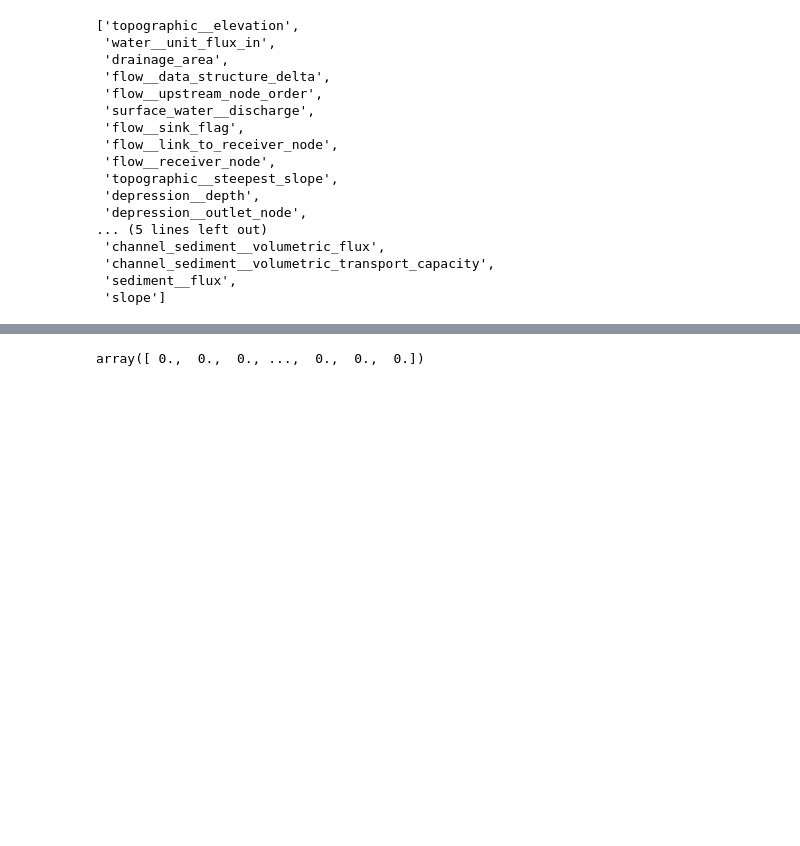
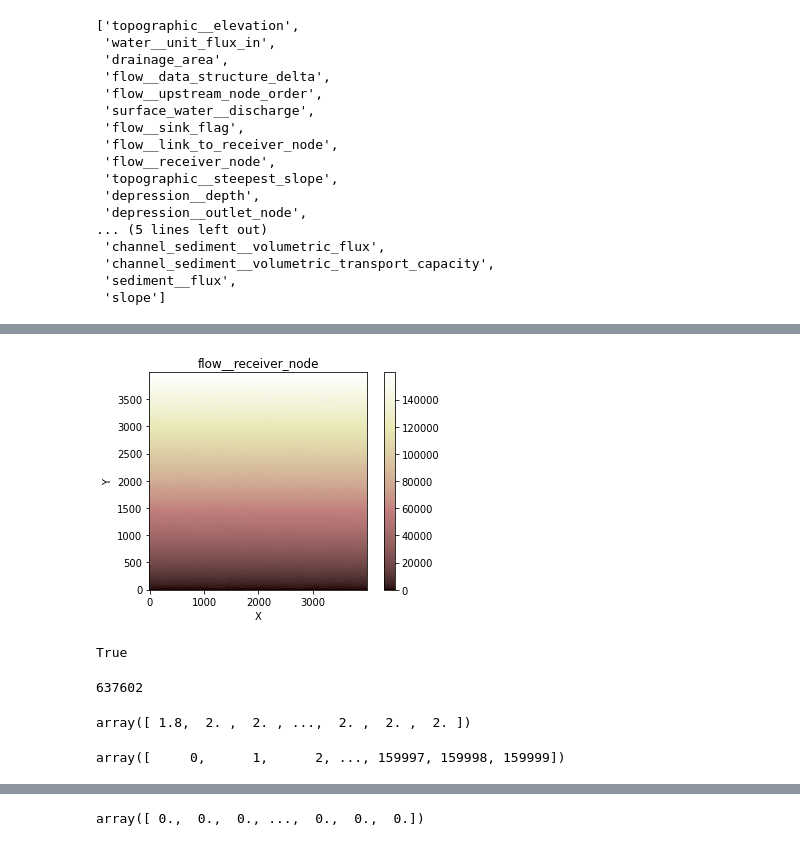
Before and after one commit to alanoMartins/LandLab_Explore, a Jupyter notebook: Fast Scape Eroder.ipynb, the cells around one changed output, grey strips where cells are left out. Saved outputs shown, nothing was run; the diff lists cells and outputs as text; code cells hidden in the pictures; blank space fills up the shorter version.

```diff
--- a/Fast Scape Eroder.ipynb
+++ b/Fast Scape Eroder.ipynb
@@ -152,3 +171,11 @@ landlab.plot.imshow.imshow_grid_at_node(mg,'topographic__elevation')
+# %%
+landlab.plot.imshow.imshow_grid_at_node(mg,'flow__receiver_node')
+# %% [output]
+[figure, added]
+# %%
+all(mg.at_node['drainage_area'] == mg.at_node['surface_water__discharge'])
+# %% [output]
+True
 # %%
 grid = mg
 _topographic__elevation = grid.at_node["topographic__elevation"]
@@ -158 +186,13 @@ _link_to_reciever = grid.at_node["flow__link_to_receiver_node"]
 _link_lengths = grid.length_of_d8
+# %%
+len(_link_lengths)
+# %% [output]
+637602
+# %%
+_topographic__elevation
+# %% [output]
+array([ 1.8,  2. ,  2. , ...,  2. ,  2. ,  2. ])
+# %%
+_flow_receivers
+# %% [output]
+array([     0,      1,      2, ..., 159997, 159998, 159999])
```
Also changed, not shown: parts of 8 cells of this notebook, 2 other files.
